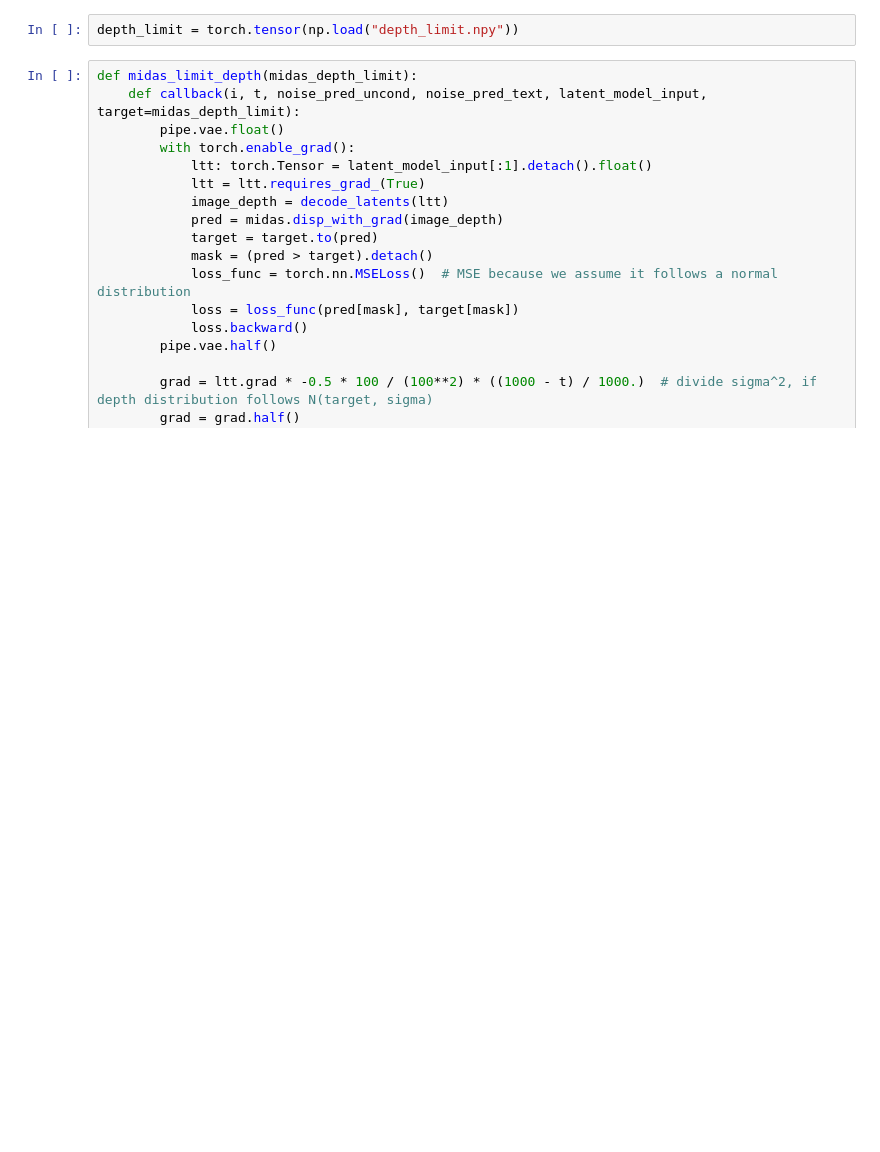
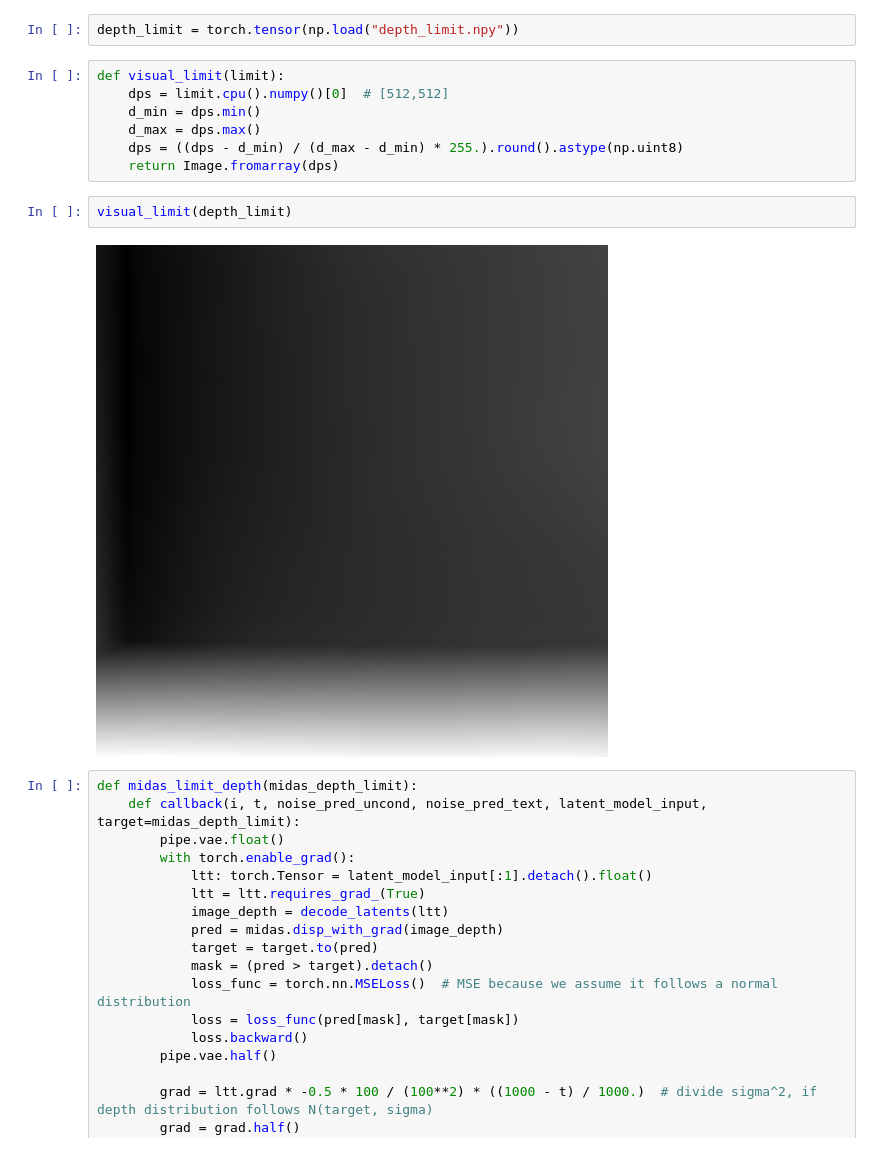
Before and after one commit to wukailu/latent-nerf, a Jupyter notebook: src/depth_limitation.ipynb, the cells around one changed output. Drawn from its saved outputs; the diff is of its cells as text; blank space fills up the shorter version.

```diff
--- a/src/depth_limitation.ipynb
+++ b/src/depth_limitation.ipynb
@@ -250,6 +250,17 @@ ret_guided: 489.01227 60.868893 650.3205 273.046
 np.save("depth_limit.npy", ret_image)
 # %%
 depth_limit = torch.tensor(np.load("depth_limit.npy"))
+# %%
+def visual_limit(limit):
+    dps = limit.cpu().numpy()[0]  # [512,512]
+    d_min = dps.min()
+    d_max = dps.max()
+    dps = ((dps - d_min) / (d_max - d_min) * 255.).round().astype(np.uint8)
+    return Image.fromarray(dps)
+# %%
+visual_limit(depth_limit)
+# %% [output]
+[figure, added]
 # %%
 def midas_limit_depth(midas_depth_limit):
     def callback(i, t, noise_pred_uncond, noise_pred_text, latent_model_input, target=midas_depth_limit):
```
Also changed, not shown: parts of 4 cells of this notebook, 1 other file.
